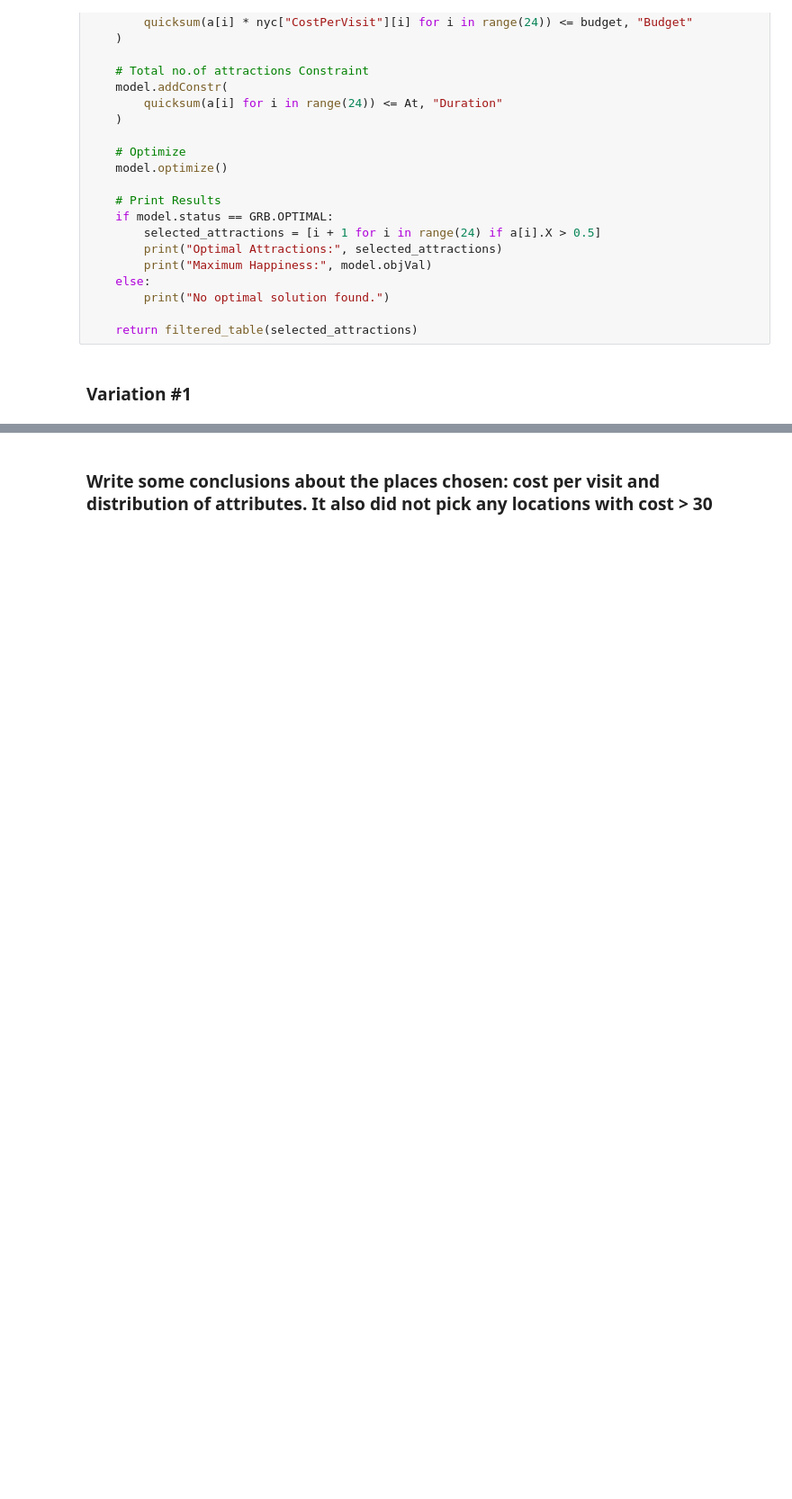
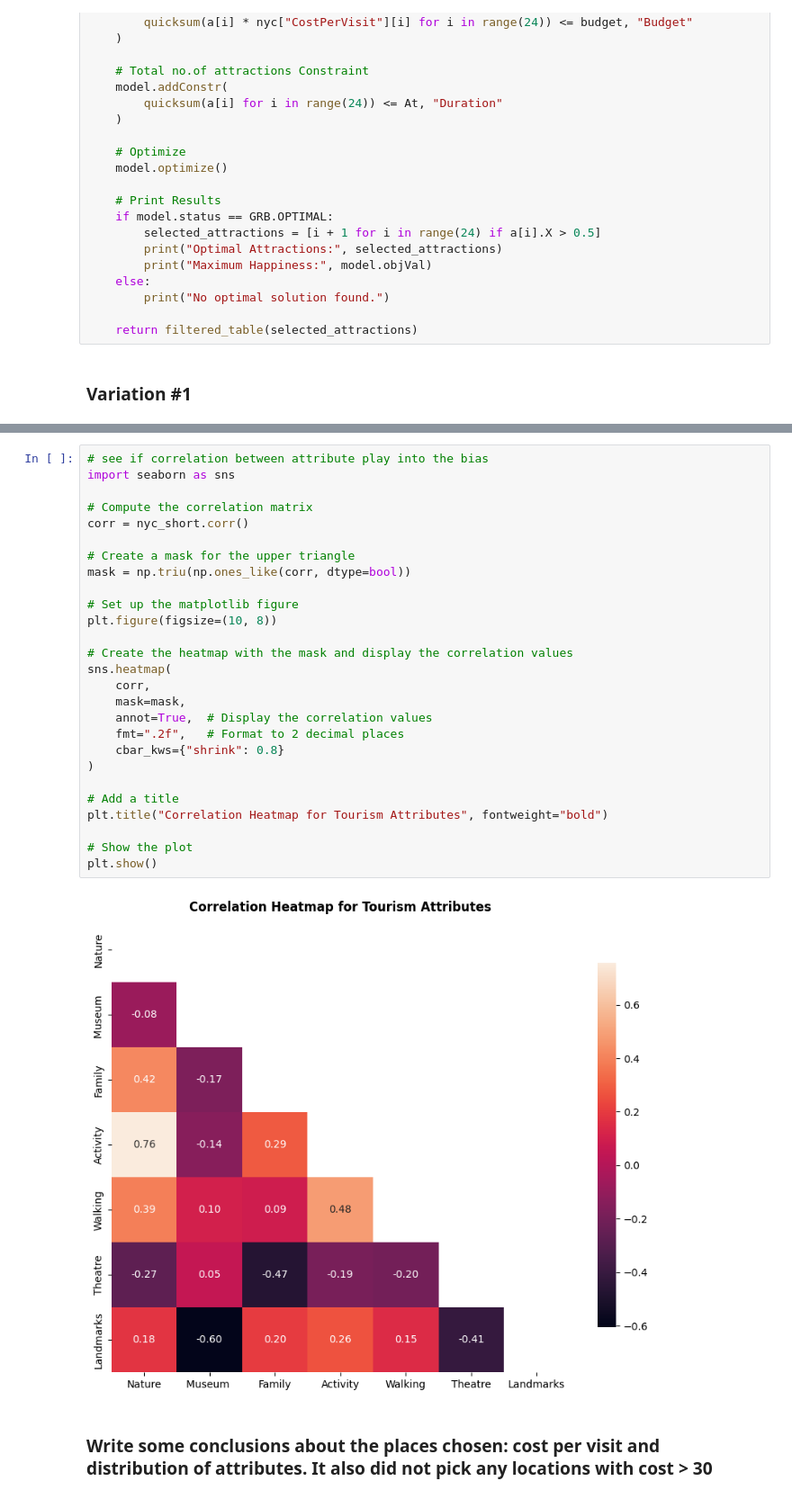
Before and after one commit to kaia-hu/hu_portfolio, a Jupyter notebook: decision_analytics_final.ipynb, the cells around one changed output, grey strips where cells are left out. Shown at 90% size. Saved outputs shown, nothing was run; the diff lists cells and outputs as text; blank space fills up the shorter version.

```diff
--- a/decision_analytics_final.ipynb
+++ b/decision_analytics_final.ipynb
@@ -191,6 +191,35 @@ Maximum Happiness: 321.94999999999993
 | 21 | 22 | Shopping on Fifth Avenue | 0.0 | 1 | 1 | 3 | 1 | 3 | 1 | ... |
 | 22 | 23 | Shopping at SoHo | 0.0 | 1 | 1 | 3 | 1 | 3 | 1 | ... |
 | 23 | 24 | Roosevelt Island | 0.0 | 2 | 1 | 3 | 3 | 2 | 1 | ... |
+# %%
+# see if correlation between attribute play into the bias
+import seaborn as sns
+
+# Compute the correlation matrix
+corr = nyc_short.corr()
+
+# Create a mask for the upper triangle
+mask = np.triu(np.ones_like(corr, dtype=bool))
+
+# Set up the matplotlib figure
+plt.figure(figsize=(10, 8))
+
+# Create the heatmap with the mask and display the correlation values
+sns.heatmap(
+    corr,
+    mask=mask,
+    annot=True,  # Display the correlation values
+    fmt=".2f",   # Format to 2 decimal places
+    cbar_kws={"shrink": 0.8}
+)
+
+# Add a title
+plt.title("Correlation Heatmap for Tourism Attributes", fontweight="bold")
+
+# Show the plot
+plt.show()
+# %% [output]
+[figure, added]
 # %% [markdown]
 ### Write some conclusions about the places chosen: cost per visit and distribution of attributes. It also did not pick any locations with cost > 30
 # %% [markdown]
```
Also changed, not shown: parts of 10 cells of this notebook.
